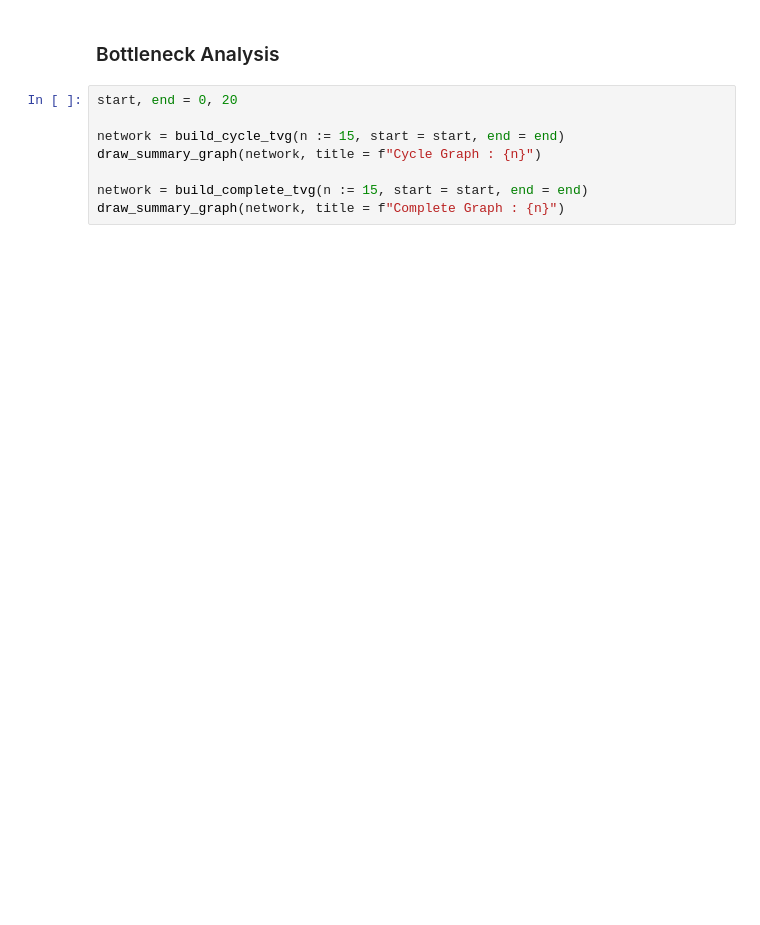
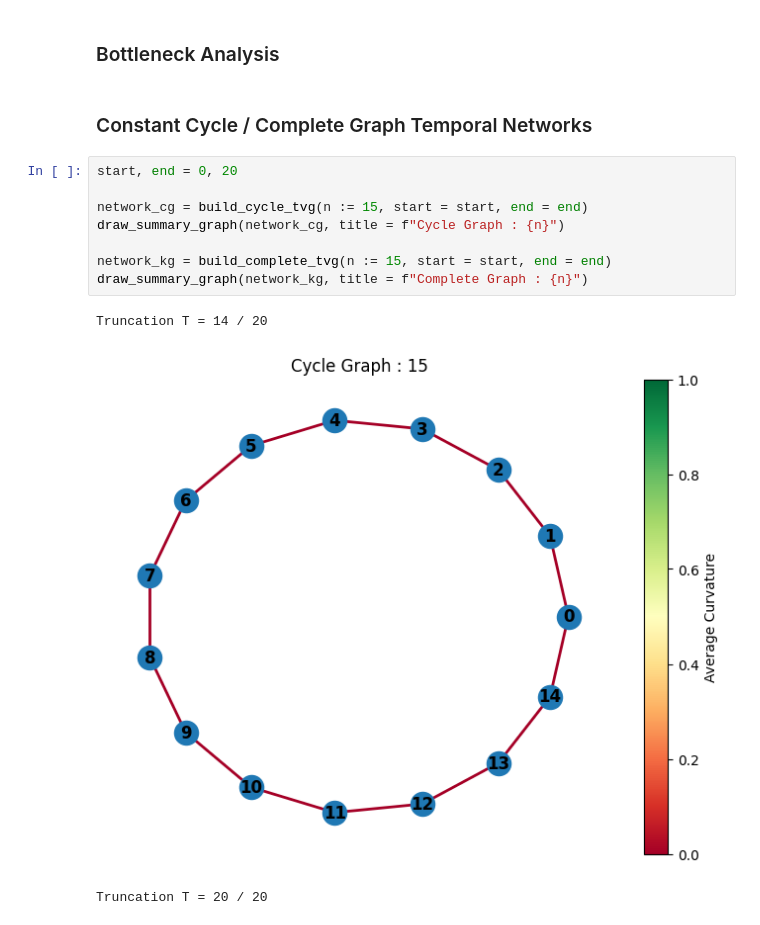
Before and after one commit to robertcardona/curvature, a Jupyter notebook: notebooks/Curvature.ipynb, the cells around one changed output. Drawn from its saved outputs; the diff is of its cells as text; blank space fills up the shorter version.

Commit message:
Add heatmap plots

```diff
--- a/notebooks/Curvature.ipynb
+++ b/notebooks/Curvature.ipynb
@@ -175,10 +216,16 @@ print(f"{network_c:n}")
 # %% [markdown]
 ### Bottleneck Analysis
+# %% [markdown]
+### Constant Cycle / Complete Graph Temporal Networks
 # %%
 start, end = 0, 20
 
-network = build_cycle_tvg(n := 15, start = start, end = end)
-draw_summary_graph(network, title = f"Cycle Graph : {n}")
+network_cg = build_cycle_tvg(n := 15, start = start, end = end)
+draw_summary_graph(network_cg, title = f"Cycle Graph : {n}")
 
-network = build_complete_tvg(n := 15, start = start, end = end)
-draw_summary_graph(network, title = f"Complete Graph : {n}")
+network_kg = build_complete_tvg(n := 15, start = start, end = end)
+draw_summary_graph(network_kg, title = f"Complete Graph : {n}")
+# %% [output]
+Truncation T = 14 / 20
+[figure, added]
+Truncation T = 20 / 20
```
Also changed, not shown: parts of 4 cells of this notebook, 1 other file.
